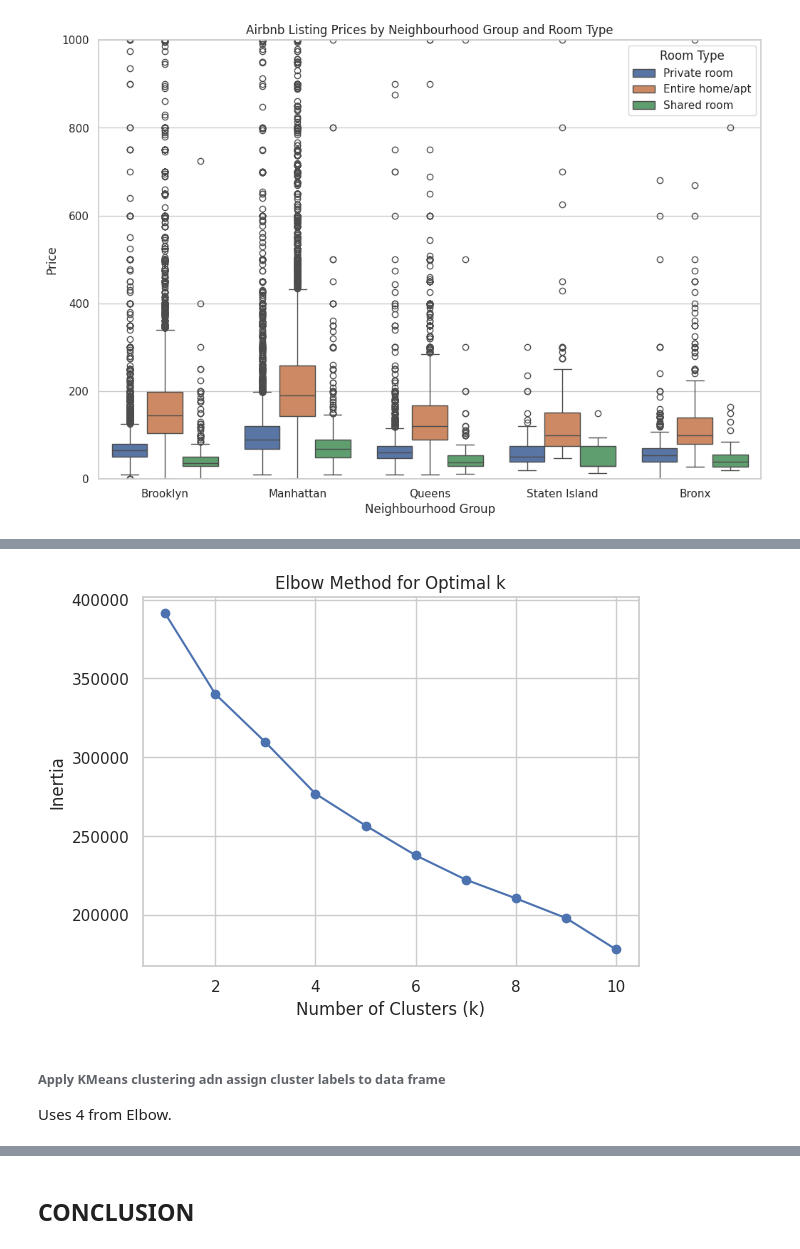
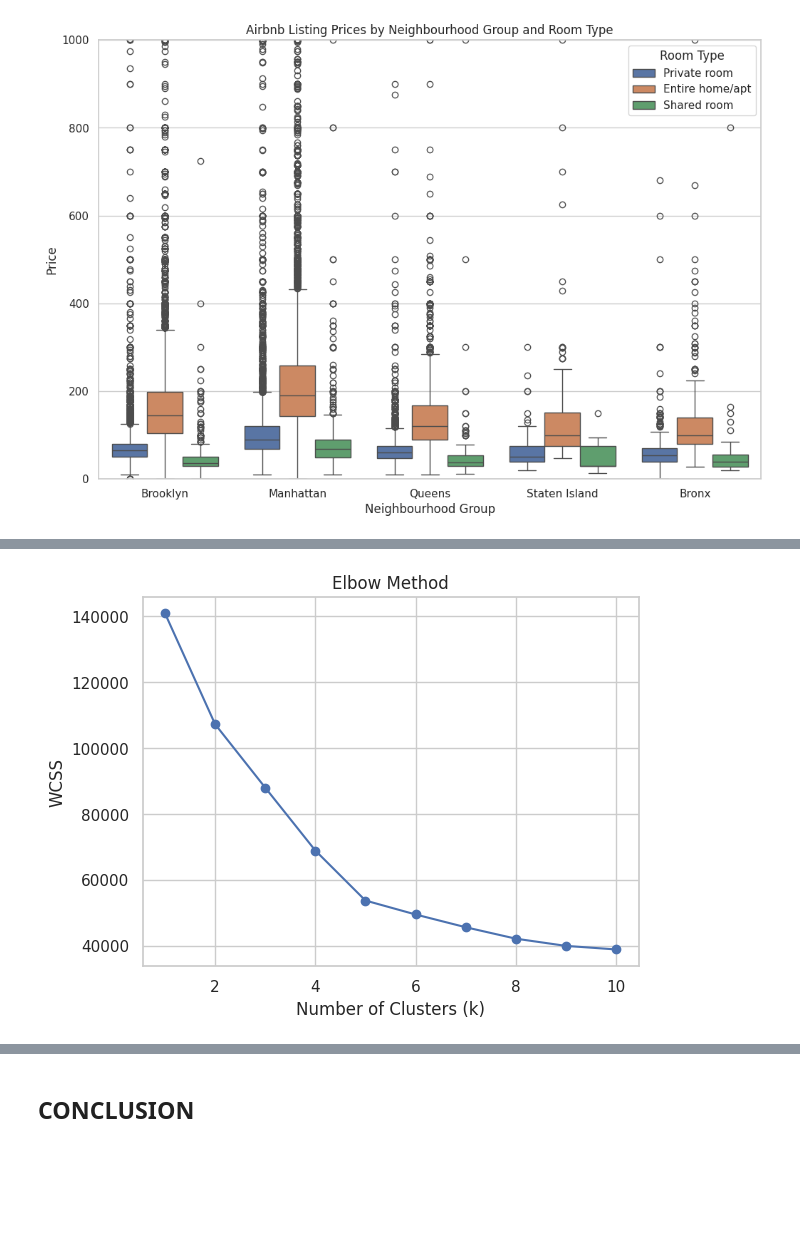
Before and after one commit to mariaingold/AirbnbNYC, a Jupyter notebook: AirbnbNYC.ipynb, the cells around one changed output, grey strips where cells are left out. Cells and saved outputs as stored; diff of their text form; code cells hidden in the pictures; blank space fills up the shorter version.

```diff
--- a/AirbnbNYC.ipynb
+++ b/AirbnbNYC.ipynb
@@ -1016,0 +993,6 @@ Look for where decrease in inertia starts (4?)
+# %%
+# Define selected features for analysis
+features = ['price', 'minimum_nights', 'number_of_reviews', 'availability_365']
+
+# Drop rows with NaN values in the selected features
+data_cleaned = nyc_airbnb_df.dropna(subset=features).copy()
@@ -1016,0 +1058,15 @@ Look for where decrease in inertia starts (4?)
+# %%
+# Remove outliers using IQR and standardize the data
+def remove_outliers_iqr(dataframe, columns):
+    cleaned_data = dataframe.copy()
+    for col in columns:
+        Q1 = cleaned_data[col].quantile(0.25)
+        Q3 = cleaned_data[col].quantile(0.75)
+        IQR = Q3 - Q1
+        lower_bound = Q1 - 1.5 * IQR
+        upper_bound = Q3 + 1.5 * IQR
+        cleaned_data = cleaned_data[(cleaned_data[col] >= lower_bound) & (cleaned_data[col] <= upper_bound)]
+    return cleaned_data
+
+# Applying the outlier removal
+data_no_outliers = remove_outliers_iqr(data_cleaned, features)
@@ -1016,0 +1075,6 @@ Look for where decrease in inertia starts (4?)
+# %%
+# Standardizing the data
+scaler = StandardScaler()
+scaled_data_no_outliers = scaler.fit_transform(data_no_outliers[features])
+
+print("Outlier removal and standardization are complete.")
@@ -1017,18 +1105,14 @@ Look for where decrease in inertia starts (4?)
 # %%
-inertia_values = []
+wcss = []
 for i in range(1, 11):  # Try k values from 1 to 10
-    kmeans = KMeans(n_clusters=i, random_state=42)
-    kmeans.fit(X_scaled)
-    inertia_values.append(kmeans.inertia_)
+  kmeans = KMeans(n_clusters=i, random_state=42)  # Initialize KMeans
+  kmeans.fit(scaled_data_no_outliers)  # Fit to your data
+  wcss.append(kmeans.inertia_)  # Append WCSS
 
-plt.plot(range(1, 11), inertia_values, marker='o')
-plt.title('Elbow Method for Optimal k')
+plt.plot(range(1, 11), wcss, marker='o')
+plt.title('Elbow Method')
 plt.xlabel('Number of Clusters (k)')
-plt.ylabel('Inertia')
+plt.ylabel('WCSS')
 plt.show()
 # %% [output]
-[figure, old version]
+[figure, new version]
-# %% [markdown]
-###### Apply KMeans clustering adn assign cluster labels to data frame
-
-Uses 4 from Elbow.
```
Also changed, not shown: parts of 25 cells of this notebook.
